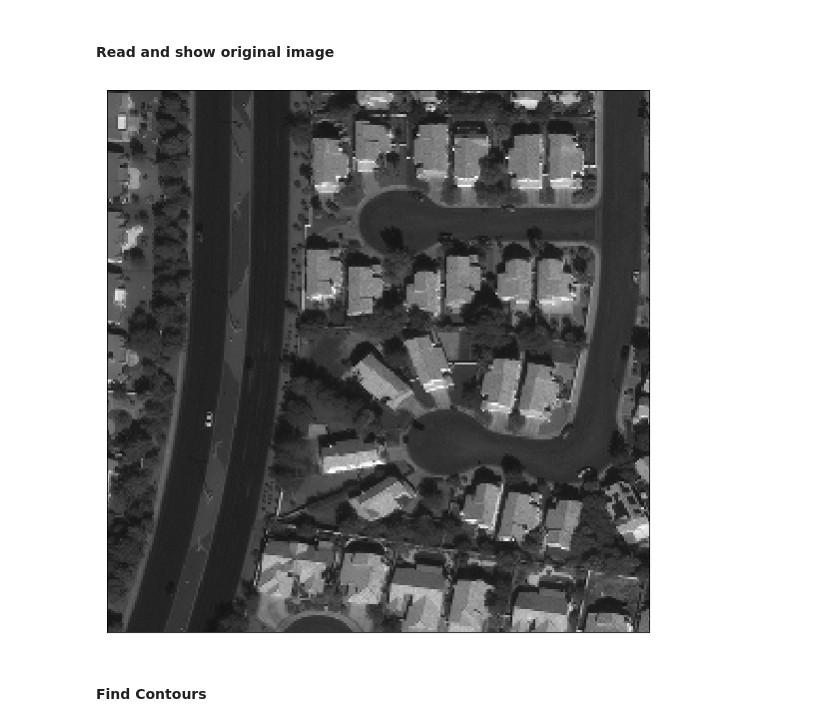
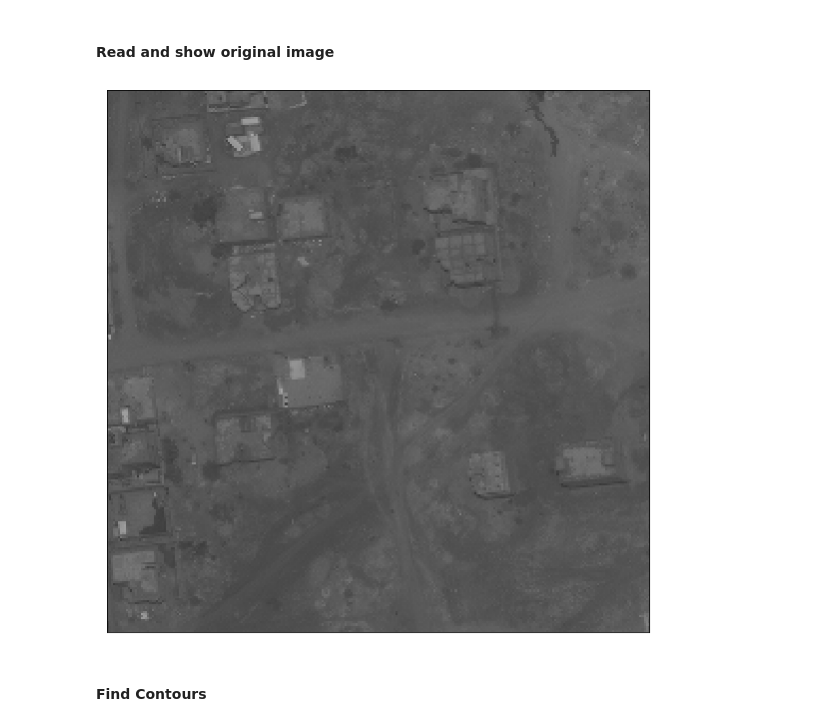
Before and after one commit to wp-cdas/UNet-Humphries, a Jupyter notebook: Complete_Code.ipynb, the cells around one changed output. Saved outputs shown, nothing was run; the diff lists cells and outputs as text; code cells hidden in the pictures.

```diff
--- a/Complete_Code.ipynb
+++ b/Complete_Code.ipynb
@@ -173,22 +211,21 @@ plt.show()
 # %% [markdown]
 #### Read and show original image
 # %%
-real_image = cv2.imread('/data/spacenet/bldg/AllTest/PAN-PNG/PAN_AOI_2_Vegas_img1000.png')
-# real_image = cv2.imread('/data/spacenet/bldg/AllTest/PAN-PNG/PAN_AOI_2_Vegas_img1016.png')
-# real_image = cv2.imread('/data/spacenet/bldg/AllTest/PAN-PNG/PAN_AOI_3_Paris_img1000.png')
-# real_image = cv2.imread('/data/spacenet/bldg/AllTest/PAN-PNG/PAN_AOI_4_Shanghai_img1001.png')
-# real_image = cv2.imread('/data/spacenet/bldg/AllTest/PAN-PNG/PAN_AOI_4_Shanghai_img1016.png')
-# real_image = cv2.imread('/data/spacenet/bldg/AllTest/PAN-PNG/PAN_AOI_5_Khartoum_img1001.png')
-# real_image = cv2.imread('/data/spacenet/bldg/AllTest/PAN-PNG/PAN_AOI_5_Khartoum_img1027.png')
+#real_image = cv2.imread('/data/spacenet/bldg/AllTest/PAN-PNG/PAN_AOI_2_Vegas_img1000.png')
+#real_image = cv2.imread('/data/spacenet/bldg/AllTest/PAN-PNG/PAN_AOI_2_Vegas_img1016.png')
+#real_image = cv2.imread('/data/spacenet/bldg/AllTest/PAN-PNG/PAN_AOI_3_Paris_img1000.png')
+#real_image = cv2.imread('/data/spacenet/bldg/AllTest/PAN-PNG/PAN_AOI_4_Shanghai_img1016.png')
+#real_image = cv2.imread('/data/spacenet/bldg/AllTest/PAN-PNG/PAN_AOI_5_Khartoum_img1001.png')
+real_image = cv2.imread('/data/spacenet/bldg/AllTest/PAN-PNG/PAN_AOI_5_Khartoum_img1027.png')
 
 real_image = cv2.resize(real_image, (256,256))
 
 plt.figure(figsize = (10,10))
 plt.imshow(real_image)
 plt.xticks([]), plt.yticks([])
 plt.show()
 # %% [output]
-[figure, old version]
+[figure, new version]
 # %% [markdown]
 #### Find Contours
 # %%
```
Also changed, not shown: parts of 14 cells of this notebook.
